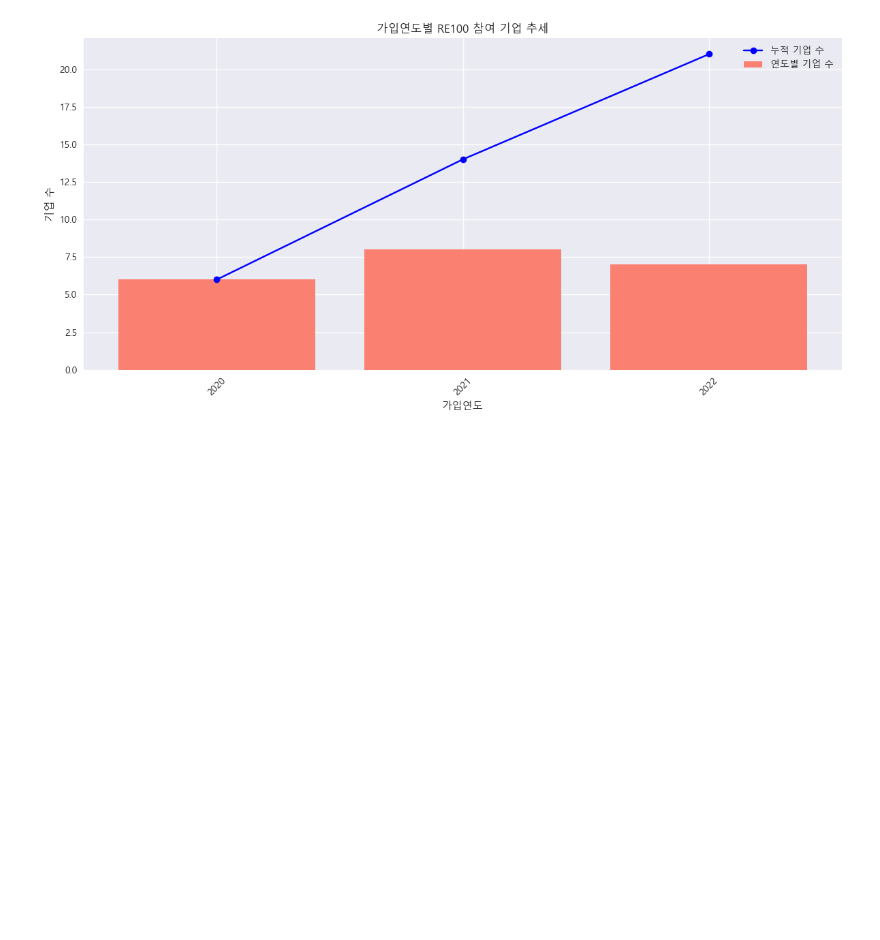
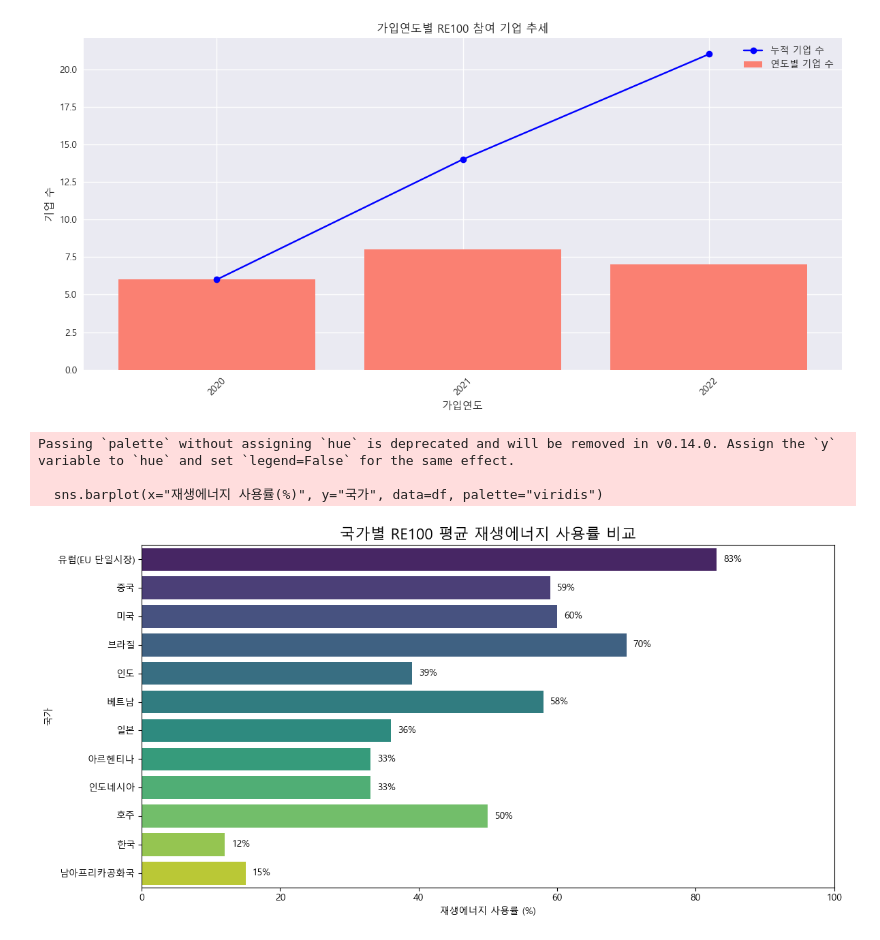
Before and after one commit to kimwjdhyun/KDT_RE_5th_Project, a Jupyter notebook: 01_DataAnalysis/scripts/preprocessing/re100_graph.ipynb, the cells around one changed output. Drawn from its saved outputs; the diff is of its cells as text; code cells hidden in the pictures; blank space fills up the shorter version.

Commit message:
feat:국가별 RE100 평균 재생에너지 사용률 비교

```diff
--- a/01_DataAnalysis/scripts/preprocessing/re100_graph.ipynb
+++ b/01_DataAnalysis/scripts/preprocessing/re100_graph.ipynb
@@ -70,3 +70,43 @@ plt.tight_layout()
 plt.show()
 # %% [output]
 [figure]
+# %%
+# 해외 사례 비교
+import matplotlib.pyplot as plt
+import seaborn as sns
+import pandas as pd
+
+plt.rc('font', family='Malgun Gothic')
+plt.rcParams['axes.unicode_minus'] = False
+
+# 데이터 준비
+data = {
+    "국가": [
+        "유럽(EU 단일시장)", "중국", "미국", "브라질", "인도",
+        "베트남", "일본", "아르헨티나", "인도네시아", "호주",
+        "한국", "남아프리카공화국"
+    ],
+    "재생에너지 사용률(%)": [83, 59, 60, 70, 39, 58, 36, 33, 33, 50, 12, 15]
+}
+
+df = pd.DataFrame(data)
+
+# 시각화
+plt.figure(figsize=(12, 6))
+sns.barplot(x="재생에너지 사용률(%)", y="국가", data=df, palette="viridis")
+
+# 값 라벨 표시
+for index, value in enumerate(df["재생에너지 사용률(%)"]):
+    plt.text(value + 1, index, str(value) + "%", va='center')
+
+plt.title("국가별 RE100 평균 재생에너지 사용률 비교", fontsize=16)
+plt.xlabel("재생에너지 사용률 (%)")
+plt.ylabel("국가")
+plt.xlim(0, 100)
+plt.tight_layout()
+plt.show()
+# %% [output]
+Passing `palette` without assigning `hue` is deprecated and will be removed in v0.14.0. Assign the `y` variable to `hue` and set `legend=False` for the same effect.
+
+  sns.barplot(x="재생에너지 사용률(%)", y="국가", data=df, palette="viridis")
+[figure, added]
```
Also changed, not shown: 4 other files.
